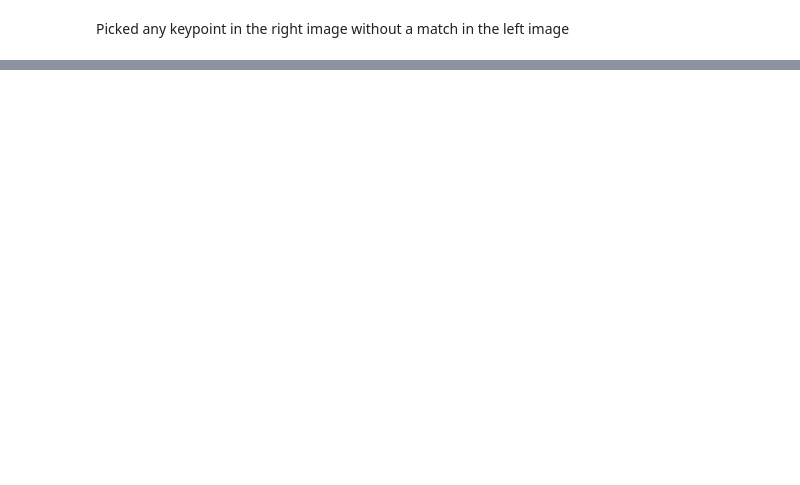
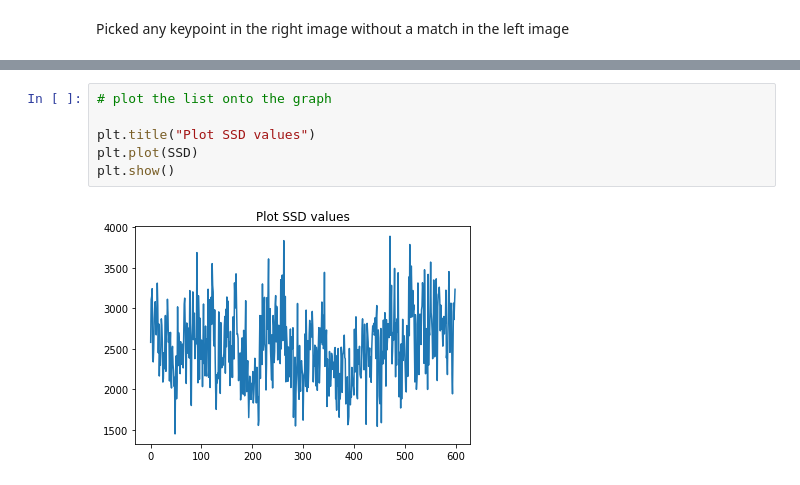
Before and after one commit to bryanjay28/ECSE415, a Jupyter notebook: Assignment3/Epipolar_Geometry.ipynb, the cells around one changed output, grey strips where cells are left out. Saved outputs shown, nothing was run; the diff lists cells and outputs as text; blank space fills up the shorter version.

```diff
--- a/Assignment3/Epipolar_Geometry.ipynb
+++ b/Assignment3/Epipolar_Geometry.ipynb
@@ -217,0 +216,8 @@ bottom=-0.5, top=-0.5
+# %%
+# plot the list onto the graph
+
+plt.title("Plot SSD values")
+plt.plot(SSD)
+plt.show()
+# %% [output]
+[figure, added]
```
Also changed, not shown: parts of 9 cells of this notebook.
